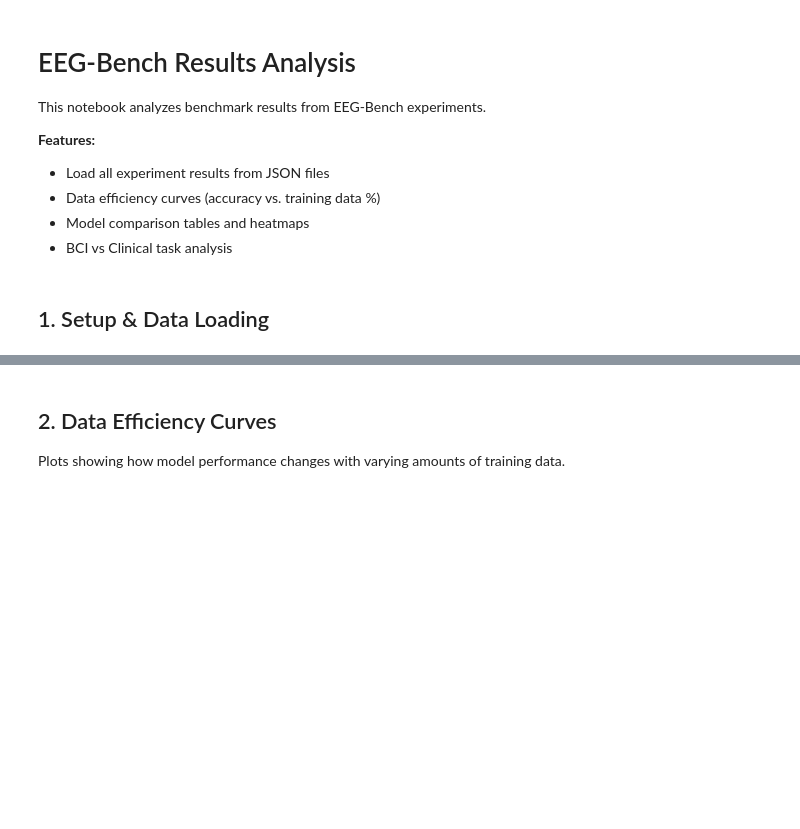
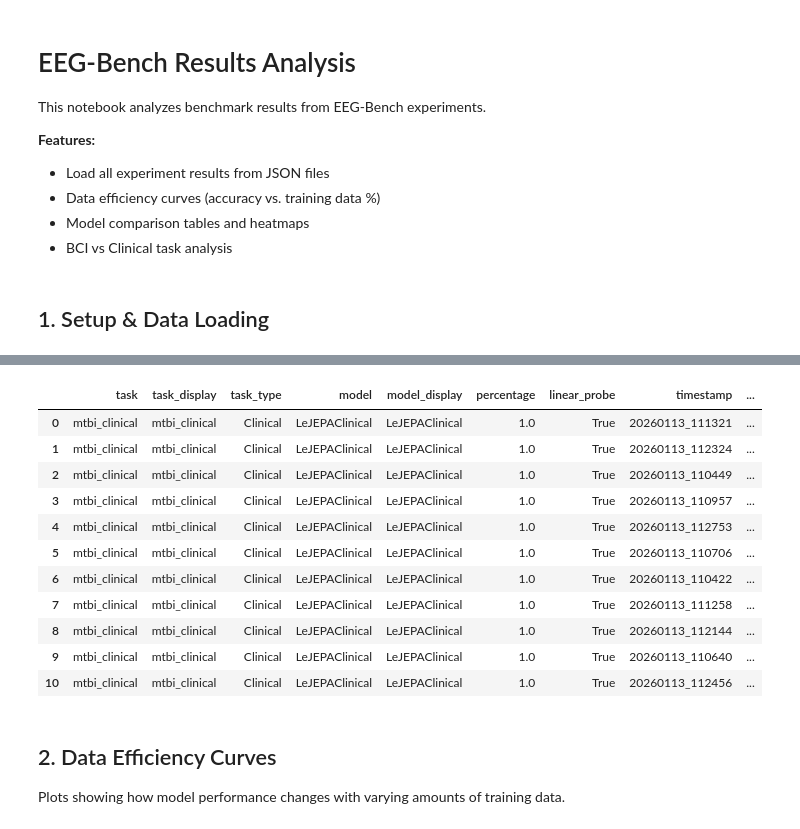
Before and after one commit to uddhavp22/EEG-Bench-vICMl, a Jupyter notebook: analyze_results.ipynb, the cells around one changed output, grey strips where cells are left out. Drawn from its saved outputs; the diff is of its cells as text; code cells hidden in the pictures; blank space fills up the shorter version.

```diff
--- a/analyze_results.ipynb
+++ b/analyze_results.ipynb
@@ -109,6 +109,11 @@ def load_results(results_dir="results/raw"):
             linear_probe = data.get("linear_probe", False)
             timestamp = data.get("timestamp", "")
             data_stats = data.get("data_stats", {})
+            ckpt_id = data.get("checkpoint_id", {})
+            step = None
+            if ckpt_id:
+                step = int(ckpt_id.split('step_')[-1])
+                print(step)
 
             y_test = data.get("y_test", [[]])
             results = data.get("results", [[]])
@@ -141,6 +146,7 @@ def load_results(results_dir="results/raw"):
                         "timestamp": timestamp,
                         "total_samples": data_stats.get("total_samples", 0),
                         "file": os.path.basename(filepath),
+                        "step": step
                         **metrics
                     }
                     records.append(record)
@@ -169,3 +193,18 @@ else:
+# %%
+df
+# %% [output]
+|  | task | task_display | task_type | model | model_display | percentage | linear_probe | timestamp | ... |
+| 0 | mtbi_clinical | mtbi_clinical | Clinical | LeJEPAClinical | LeJEPAClinical | 1.0 | True | 20260113_111321 | ... |
+| 1 | mtbi_clinical | mtbi_clinical | Clinical | LeJEPAClinical | LeJEPAClinical | 1.0 | True | 20260113_112324 | ... |
+| 2 | mtbi_clinical | mtbi_clinical | Clinical | LeJEPAClinical | LeJEPAClinical | 1.0 | True | 20260113_110449 | ... |
+| 3 | mtbi_clinical | mtbi_clinical | Clinical | LeJEPAClinical | LeJEPAClinical | 1.0 | True | 20260113_110957 | ... |
+| 4 | mtbi_clinical | mtbi_clinical | Clinical | LeJEPAClinical | LeJEPAClinical | 1.0 | True | 20260113_112753 | ... |
+| 5 | mtbi_clinical | mtbi_clinical | Clinical | LeJEPAClinical | LeJEPAClinical | 1.0 | True | 20260113_110706 | ... |
+| 6 | mtbi_clinical | mtbi_clinical | Clinical | LeJEPAClinical | LeJEPAClinical | 1.0 | True | 20260113_110422 | ... |
+| 7 | mtbi_clinical | mtbi_clinical | Clinical | LeJEPAClinical | LeJEPAClinical | 1.0 | True | 20260113_111258 | ... |
+| 8 | mtbi_clinical | mtbi_clinical | Clinical | LeJEPAClinical | LeJEPAClinical | 1.0 | True | 20260113_112144 | ... |
+| 9 | mtbi_clinical | mtbi_clinical | Clinical | LeJEPAClinical | LeJEPAClinical | 1.0 | True | 20260113_110640 | ... |
+| 10 | mtbi_clinical | mtbi_clinical | Clinical | LeJEPAClinical | LeJEPAClinical | 1.0 | True | 20260113_112456 | ... |
 # %%
 # Preview data
 if len(df) > 0:
```
Also changed, not shown: parts of 8 cells of this notebook, 3 other files.
